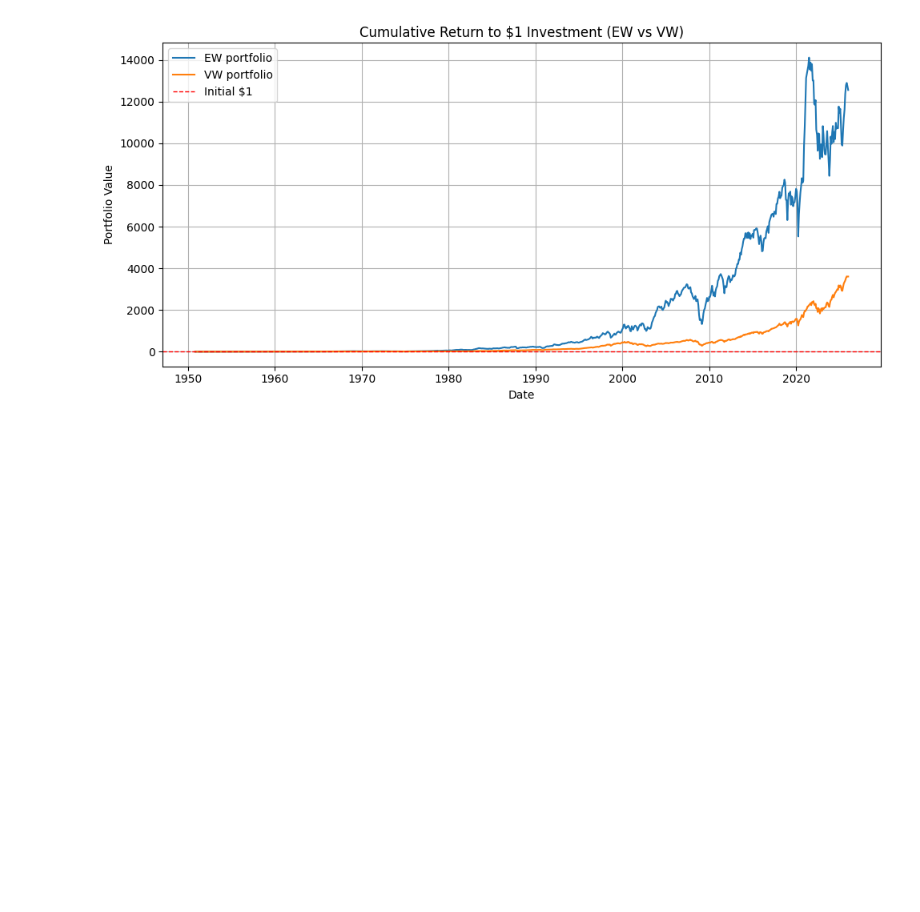
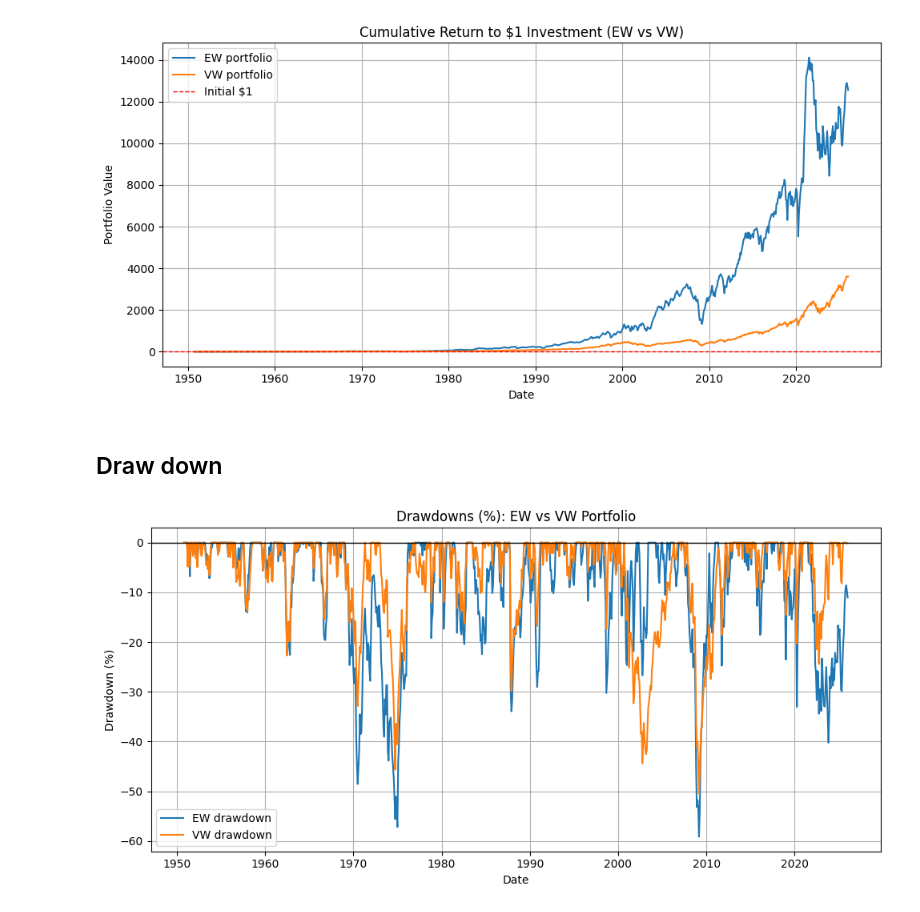
Before and after one commit to dhirajkk91/CCM_dataset, a Jupyter notebook: data_expo.ipynb, the cells around one changed output. Saved outputs shown, nothing was run; the diff lists cells and outputs as text; code cells hidden in the pictures; blank space fills up the shorter version.

Commit message:
added Draw down

```diff
--- a/data_expo.ipynb
+++ b/data_expo.ipynb
@@ -374,3 +374,29 @@ plt.tight_layout()
 plt.show()
 # %% [output]
 [figure]
+# %% [markdown]
+## Draw down
+# %%
+# Running peaks
+both['EW_peak'] = both['EW_cumRet'].cummax()
+both['VW_peak'] = both['VW_cumRet'].cummax()
+
+# Drawdown in percent
+both['EW_drawdown_pct'] = (both['EW_cumRet'] / both['EW_peak'] - 1.0) * 100
+both['VW_drawdown_pct'] = (both['VW_cumRet'] / both['VW_peak'] - 1.0) * 100
+# %%
+plt.figure(figsize=(10, 5))
+
+plt.plot(both['date'], both['EW_drawdown_pct'], label='EW drawdown')
+plt.plot(both['date'], both['VW_drawdown_pct'], label='VW drawdown')
+
+plt.axhline(0.0, color='black', linewidth=1)
+plt.title('Drawdowns (%): EW vs VW Portfolio')
+plt.xlabel('Date')
+plt.ylabel('Drawdown (%)')
+plt.grid(True)
+plt.legend()
+plt.tight_layout()
+plt.show()
+# %% [output]
+[figure, added]
```
